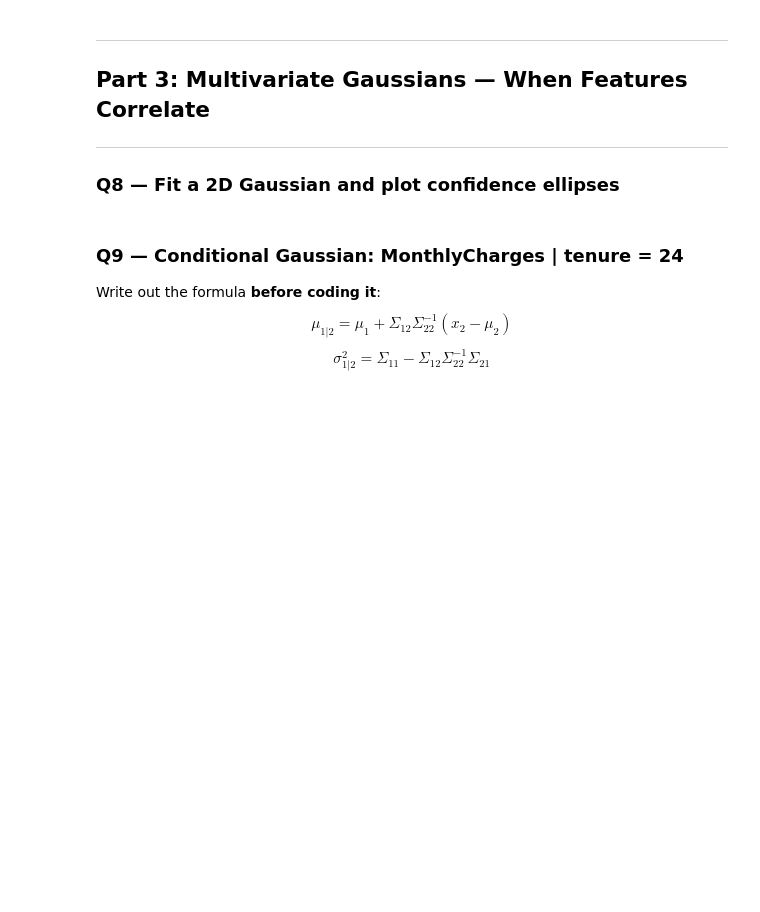
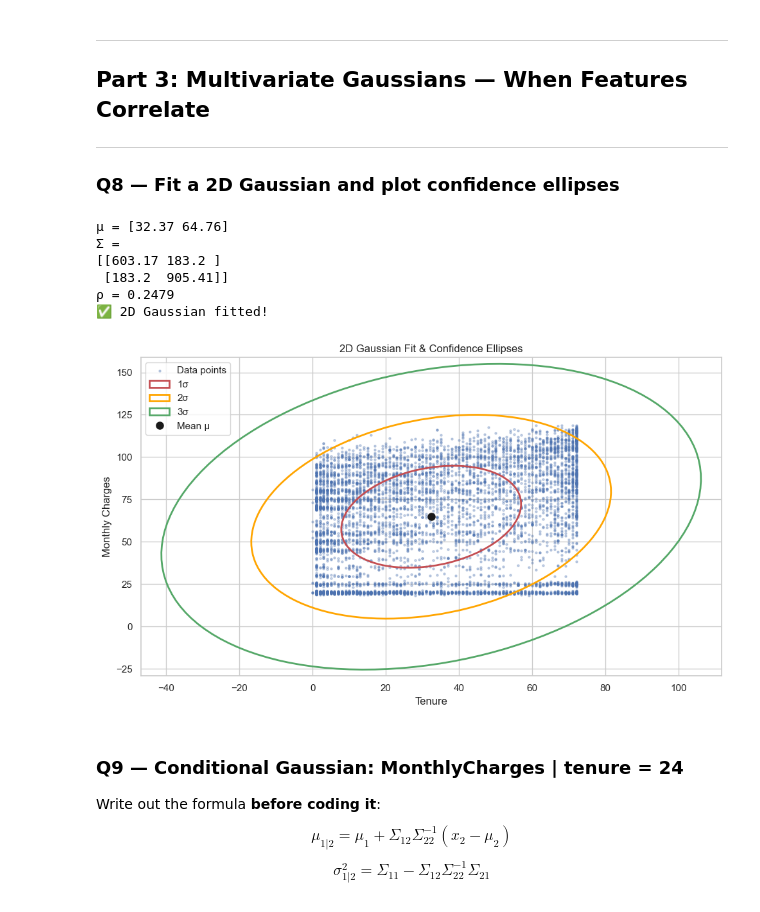
Before and after one commit to daymmm/bayesian-model, a Jupyter notebook: prob.ipynb, the cells around one changed output. Drawn from its saved outputs; the diff is of its cells as text; code cells hidden in the pictures; blank space fills up the shorter version.

Commit message:
Complete Part 3: Multivariate Gaussians

```diff
--- a/prob.ipynb
+++ b/prob.ipynb
@@ -426,10 +426,9 @@ X_2d = df[features_2d].values.astype(float)
 # YOUR CODE HERE
 # Compute the empirical mean vector and covariance matrix
 # Report correlation ρ = Σ_12 / sqrt(Σ_11 * Σ_22)
-mu_2d    = None   # np.mean over axis=0
-Sigma_2d = None   # np.cov(X_2d.T)
-rho      = None   # correlation coefficient
-raise NotImplementedError("Compute mu_2d, Sigma_2d, rho")
+mu_2d    = np.mean(X_2d, axis=0)
+Sigma_2d = np.cov(X_2d.T)
+rho      = Sigma_2d[0, 1] / np.sqrt(Sigma_2d[0, 0] * Sigma_2d[1, 1])
 
 # ── SELF-CHECK ────────────────────────────────────────────────────────────────
 assert mu_2d.shape    == (2,),    f"mu should have shape (2,), got {mu_2d.shape}"
@@ -439,25 +438,42 @@ print(f"μ = {np.round(mu_2d, 2)}")
 print(f"Σ = \n{np.round(Sigma_2d, 2)}")
 print(f"ρ = {rho:.4f}")
 print("✅ 2D Gaussian fitted!")
+# %% [output]
+μ = [32.37 64.76]
+Σ =
+[[603.17 183.2 ]
+ [183.2  905.41]]
+ρ = 0.2479
+✅ 2D Gaussian fitted!
 # %%
 # YOUR CODE HERE — plot scatter + 1σ, 2σ, 3σ confidence ellipses
 # Use the confidence_ellipse function pattern from the session notebook
 
 def confidence_ellipse(mu, cov, ax, n_std=1.0, facecolor='none', **kwargs):
     w, v    = np.linalg.eigh(cov)
     angle   = np.degrees(np.arctan2(v[1, 0], v[0, 0]))
     ell     = Ellipse((0, 0),
                       width=2*n_std*np.sqrt(w[0]),
                       height=2*n_std*np.sqrt(w[1]),
                       angle=angle, facecolor=facecolor, **kwargs)
     t = transforms.Affine2D().translate(*mu) + ax.transData
     ell.set_transform(t)
     return ax.add_patch(ell)
 
 fig, ax = plt.subplots(figsize=(10, 6))
 # YOUR CODE HERE: scatter plot with 1σ/2σ/3σ ellipses and mean marker
-raise NotImplementedError("Plot scatter + confidence ellipses")
+ax.scatter(X_2d[:, 0], X_2d[:, 1], s=5, alpha=0.3, label='Data points')
+confidence_ellipse(mu_2d, Sigma_2d, ax, n_std=1.0, edgecolor='r', lw=2, label='1σ')
+confidence_ellipse(mu_2d, Sigma_2d, ax, n_std=2.0, edgecolor='orange', lw=2, label='2σ')
+confidence_ellipse(mu_2d, Sigma_2d, ax, n_std=3.0, edgecolor='g', lw=2, label='3σ')
+ax.plot(mu_2d[0], mu_2d[1], 'ko', markersize=8, label='Mean μ')
+ax.set_xlabel('Tenure')
+ax.set_ylabel('Monthly Charges')
+ax.set_title('2D Gaussian Fit & Confidence Ellipses')
+ax.legend()
 plt.tight_layout(); plt.show()
+# %% [output]
+[figure, added]
 # %% [markdown]
 ### Q9 — Conditional Gaussian: MonthlyCharges | tenure = 24
 
```
Also changed, not shown: parts of 3 cells of this notebook.
